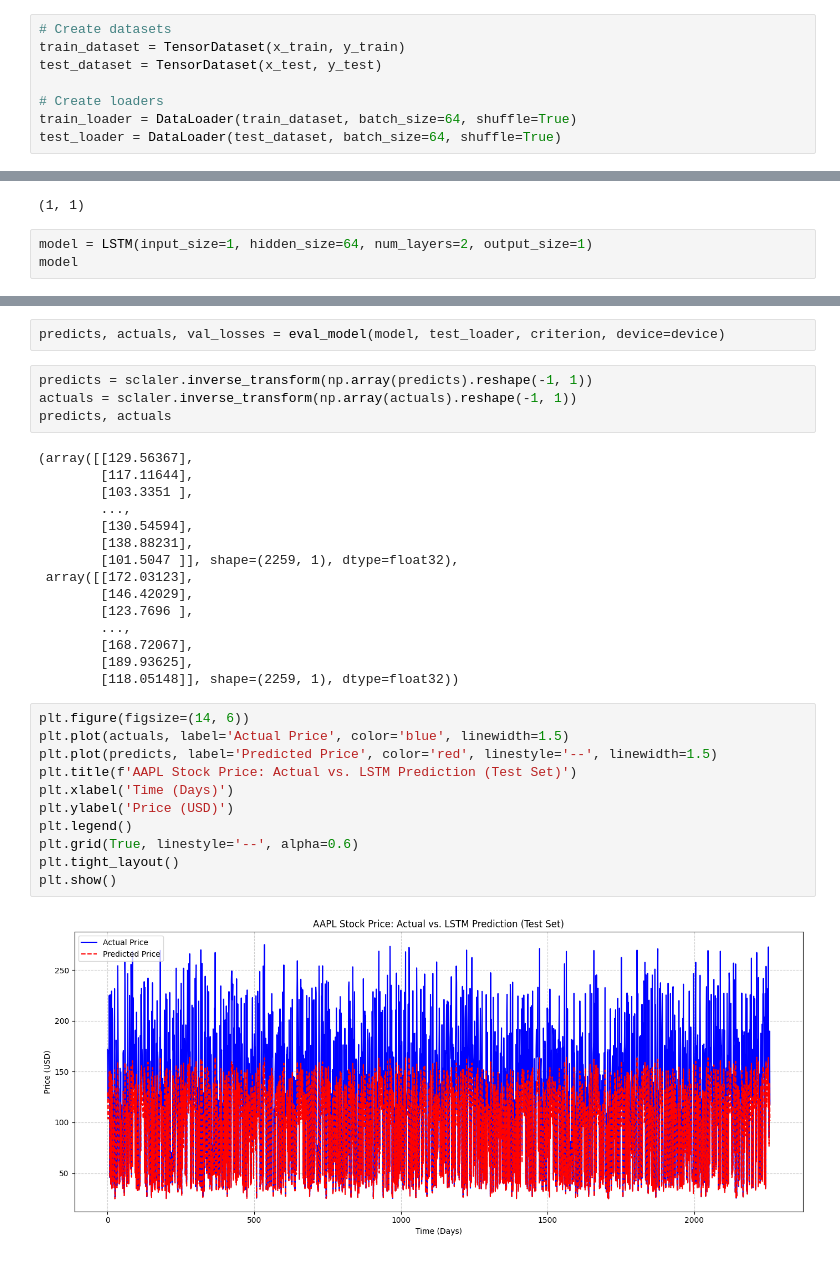
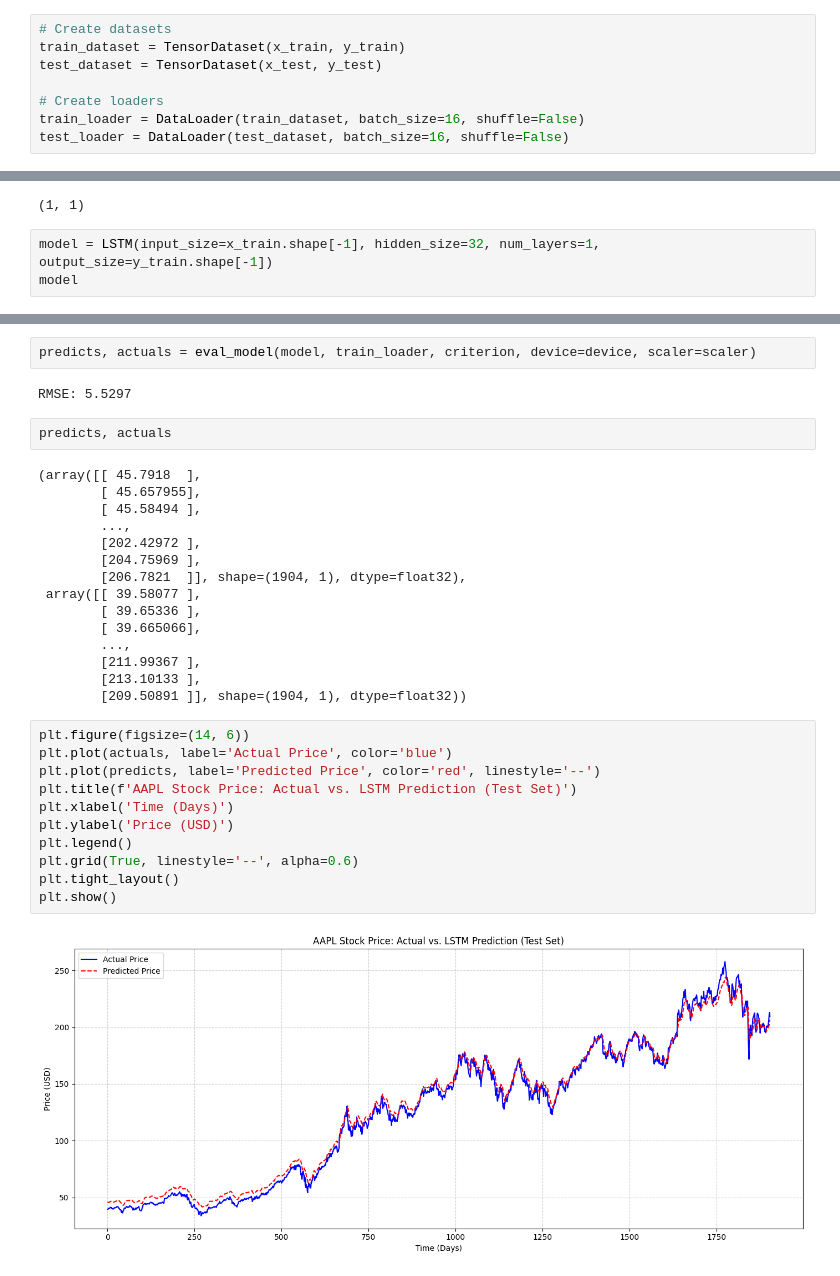
Before and after one commit to Ljw-w0/lstm, a Jupyter notebook: main.ipynb, the cells around one changed output, grey strips where cells are left out. Drawn from its saved outputs; the diff is of its cells as text.

```diff
--- a/main.ipynb
+++ b/main.ipynb
@@ -147,14 +147,14 @@ train_dataset = TensorDataset(x_train, y_train)
 test_dataset = TensorDataset(x_test, y_test)
 
 # Create loaders
-train_loader = DataLoader(train_dataset, batch_size=64, shuffle=True)
-test_loader = DataLoader(test_dataset, batch_size=64, shuffle=True)
+train_loader = DataLoader(train_dataset, batch_size=16, shuffle=False)
+test_loader = DataLoader(test_dataset, batch_size=16, shuffle=False)
 # %%
 x_train.shape[2], y_train.shape[1]
 # %% [output]
 (1, 1)
 # %%
-model = LSTM(input_size=1, hidden_size=64, num_layers=2, output_size=1)
+model = LSTM(input_size=x_train.shape[-1], hidden_size=32, num_layers=1, output_size=y_train.shape[-1])
 model
 # %% [output]
 LSTM(
@@ -184,34 +192,34 @@ Epoch [12/30], Loss: 0.0000
 # %%
-predicts, actuals, val_losses = eval_model(model, test_loader, criterion, device=device)
+predicts, actuals = eval_model(model, train_loader, criterion, device=device, scaler=scaler)
+# %% [output]
+RMSE: 5.5297
 # %%
-predicts = sclaler.inverse_transform(np.array(predicts).reshape(-1, 1))
-actuals = sclaler.inverse_transform(np.array(actuals).reshape(-1, 1))
 predicts, actuals
 # %% [output]
-(array([[129.56367],
-        [117.11644],
-        [103.3351 ],
+(array([[ 45.7918  ],
+        [ 45.657955],
+        [ 45.58494 ],
         ...,
-        [130.54594],
-        [138.88231],
-        [101.5047 ]], shape=(2259, 1), dtype=float32),
- array([[172.03123],
-        [146.42029],
-        [123.7696 ],
+        [202.42972 ],
+        [204.75969 ],
+        [206.7821  ]], shape=(1904, 1), dtype=float32),
+ array([[ 39.58077 ],
+        [ 39.65336 ],
+        [ 39.665066],
         ...,
-        [168.72067],
-        [189.93625],
-        [118.05148]], shape=(2259, 1), dtype=float32))
+        [211.99367 ],
+        [213.10133 ],
+        [209.50891 ]], shape=(1904, 1), dtype=float32))
 # %%
 plt.figure(figsize=(14, 6))
-plt.plot(actuals, label='Actual Price', color='blue', linewidth=1.5)
-plt.plot(predicts, label='Predicted Price', color='red', linestyle='--', linewidth=1.5)
+plt.plot(actuals, label='Actual Price', color='blue')
+plt.plot(predicts, label='Predicted Price', color='red', linestyle='--')
 plt.title(f'AAPL Stock Price: Actual vs. LSTM Prediction (Test Set)')
 plt.xlabel('Time (Days)')
 plt.ylabel('Price (USD)')
 plt.legend()
 plt.grid(True, linestyle='--', alpha=0.6)
 plt.tight_layout()
 plt.show()
 # %% [output]
-[figure, old version]
+[figure, new version]
```
Also changed, not shown: parts of 17 cells of this notebook, 2 other files.
